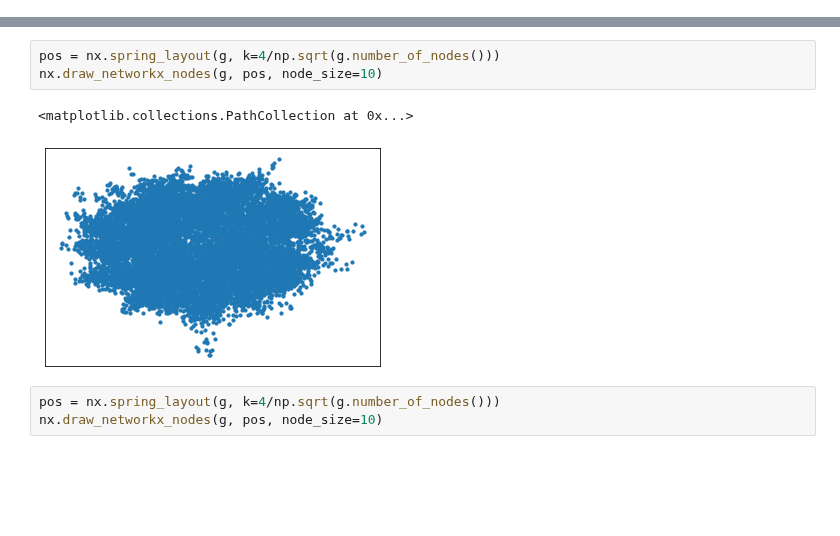
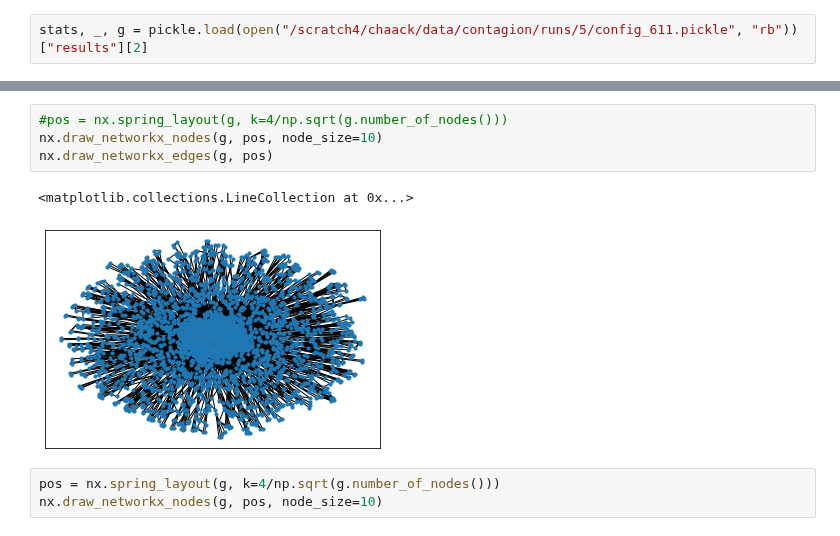
Before and after one commit to chrhck/contagion, a Jupyter notebook: examples/plot_animated_graph.ipynb, the cells around one changed output, grey strips where cells are left out. Saved outputs shown, nothing was run; the diff lists cells and outputs as text; blank space fills up the shorter version.

```diff
--- a/examples/plot_animated_graph.ipynb
+++ b/examples/plot_animated_graph.ipynb
@@ -67,0 +29,2 @@ g = contagion.pop._graph
+# %%
+stats, _, g = pickle.load(open("/scratch4/chaack/data/contagion/runs/5/config_611.pickle", "rb"))["results"][2]
@@ -68,9 +36,10 @@ g = contagion.pop._graph
 # %%
-pos = nx.spring_layout(g, k=4/np.sqrt(g.number_of_nodes()))
+#pos = nx.spring_layout(g, k=4/np.sqrt(g.number_of_nodes()))
 nx.draw_networkx_nodes(g, pos, node_size=10)
+nx.draw_networkx_edges(g, pos)
 # %% [output]
-<matplotlib.collections.PathCollection at 0x...>
+<matplotlib.collections.LineCollection at 0x...>
-[figure, old version]
+[figure, new version]
 # %%
 pos = nx.spring_layout(g, k=4/np.sqrt(g.number_of_nodes()))
 nx.draw_networkx_nodes(g, pos, node_size=10)
```
Also changed, not shown: parts of 5 cells of this notebook, 4 other files.
